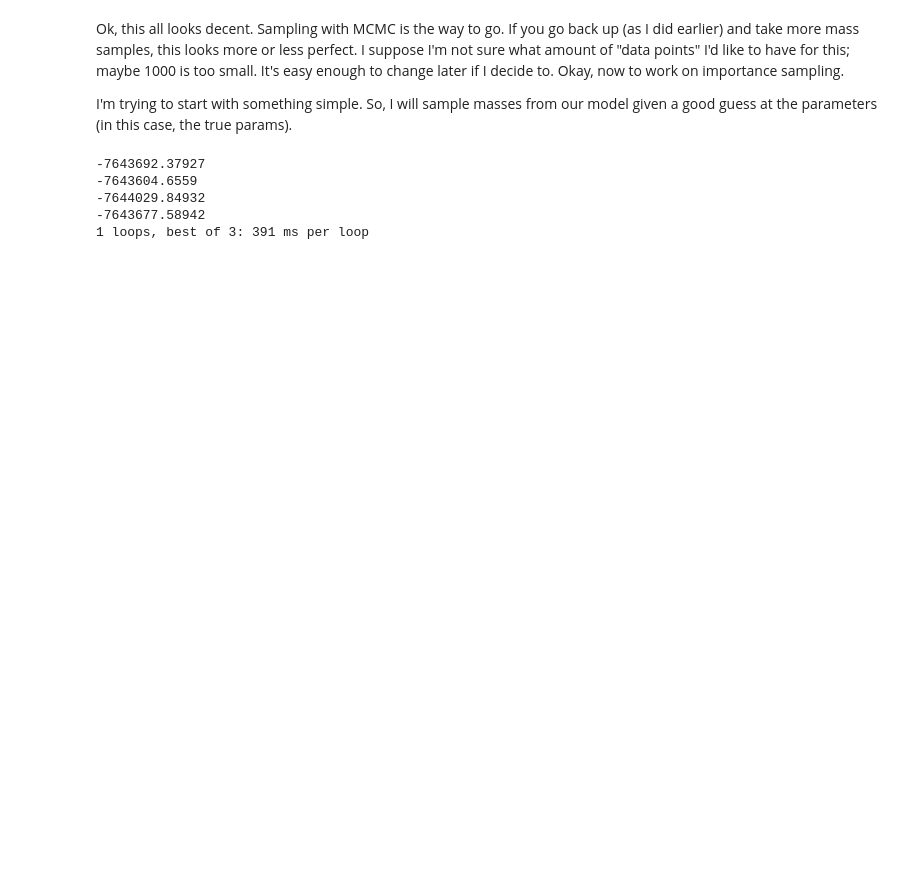
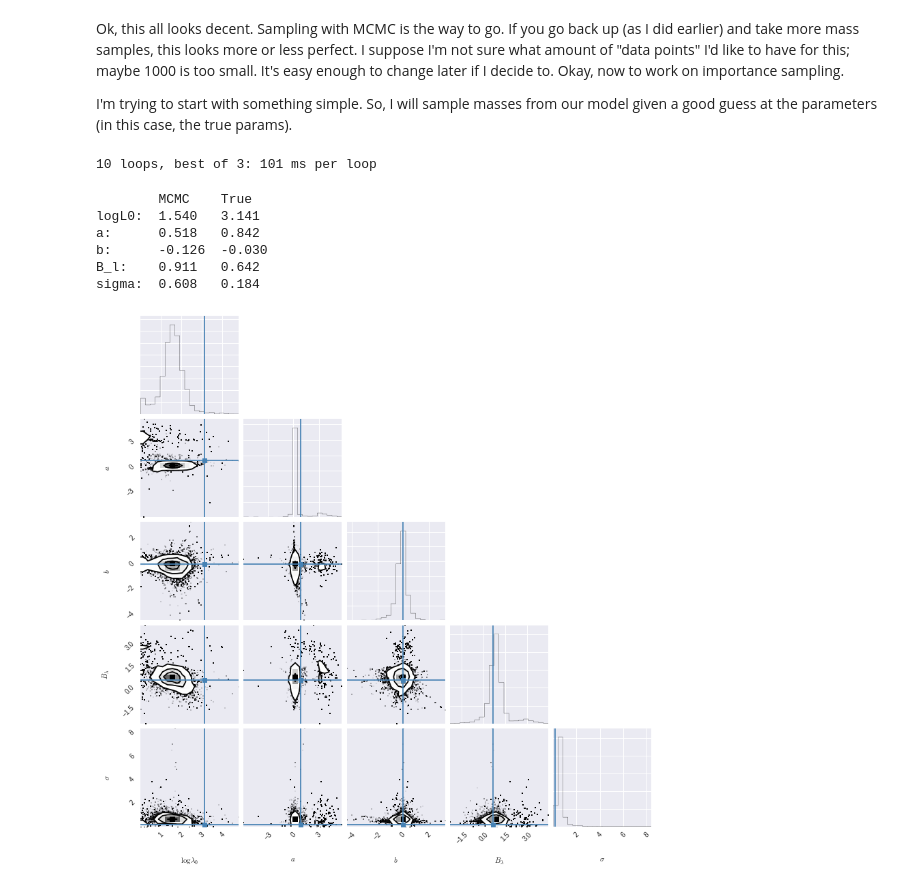
Before and after one commit to Ravirajadrangi/ClusterMassInference, a Jupyter notebook: Importance Sampling.ipynb, the cells around one changed output. Drawn from its saved outputs; the diff is of its cells as text; code cells hidden in the pictures; blank space fills up the shorter version.

```diff
--- a/Importance Sampling.ipynb
+++ b/Importance Sampling.ipynb
@@ -161,24 +160,16 @@ def log_liklihood(logL0, a,b, B_l, sigma, z, logRich):
 
     for lr in logRich:
         #use truths as really really good guess. Can relax later.
-        massSamples = invLogLamSample(logL0_true, a_true, b_true, B_l_true,sigma_mass, z, lr)
-
+        logMassSamples = invLogLamSample(logL0_true, a_true, b_true, B_l_true,sigma_mass, z, lr)
+        massSamples = np.exp(logMassSamples)
         logPRich = norm.logpdf(lr, loc =logLam(logL0, a, b, B_l, z, massSamples), scale = sigma)
         logPMass = log_n_approx(massSamples,z)
-        logPMass_sample = norm.logpdf(massSamples, loc = invLogLam(logL0_true, a_true, b_true, B_l_true, z, lr), scale = sigma_mass)
+        logPMass_sample = norm.logpdf(logMassSamples, loc = invLogLam(logL0_true, a_true, b_true, B_l_true, z, lr), scale = sigma_mass)
 
         logL+= logsumexp(logPRich+logPMass-logPMass_sample)
 
     return logL
 
-    '''
-    massSamples = invLogLamSample(logL0_true, a_true, b_true, B_l_true,sigma_mass, z, logRich)
-    print massSamples.shape
-    logPRich = logsumexp([norm.logpdf(logRich[i], loc =logLam(logL0, a, b, B_l, z, massSamples[i, :]), scale = sigma)\
-                         for i in xrange(logRich.shape[0])], axis = 1)
-    logPMass = np.sum(log_n_approx(massSamples,z), axis = 1)
-    logPMass_sample = norm.logpdf(massSamples, loc = invLogLam(logL0_true, a_true, b_true, B_l_true, z, logRich), scale = sigma_mass)
-    '''
 def log_posterior(theta,z, logRich):
     #print theta
     logL0,a,b, B_l, sigma = theta[:]
@@ -188,16 +179,12 @@ def log_posterior(theta,z, logRich):
     return p
 # %%
 %%timeit
-print log_posterior([logL0_true, a_true, b_true, B_l_true, sigma_l_true], redshift, logRichness)
+log_posterior([logL0_true, a_true, b_true, B_l_true, sigma_l_true], redshift, logRichness)
 # %% [output]
--7643692.37927
--7643604.6559
--7644029.84932
--7643677.58942
-1 loops, best of 3: 391 ms per loop
+10 loops, best of 3: 101 ms per loop
 # %%
 nCores = 4
-nWalkers = 500
+nWalkers = 1000
 nSteps = 100
 #set up sampler
 nDim = 5
@@ -222,18 +209,27 @@ sampler = mc.EnsembleSampler(nWalkers, nDim, log_posterior, args=[redshift, logR
 # %%
 sampler.run_mcmc(pos0, nSteps);
 # %%
-nBurn = 5
+nBurn = 30
 chain = sampler.chain[:,nBurn:, :].reshape((-1, nDim))
 sampler.pool.terminate()#there's a bug in emcee that creates daemon threads. This kills them.
 #del(sampler)
 
-MAP = chain[:, :5].mean(axis = 0)
+MAP = chain.mean(axis = 0)
 
 labels = ['logL0', 'a', 'b','B_l','sigma']
 print '\tMCMC\tTrue'
 for label, val, truth in zip(labels, MAP, [logL0_true, a_true, b_true, B_l_true, sigma_l_true]):
     print '%s:\t%.3f\t%.3f'%(label, val, truth)
+# %% [output]
+        MCMC    True
+logL0:  1.540   3.141
+a:      0.518   0.842
+b:      -0.126  -0.030
+B_l:    0.911   0.642
+sigma:  0.608   0.184
 # %%
 from corner import corner
 titles = ['$\log{\lambda_0}$', '$a$', '$b$', '$B_{\lambda}$', '$\sigma$']
-corner(chain[:, :5], labels = titles , truths = [logL0_true, a_true, b_true, B_l_true, sigma_l_true]);
+corner(chain, labels = titles , truths = [logL0_true, a_true, b_true, B_l_true, sigma_l_true]);
+# %% [output]
+[figure, added]
```
Also changed, not shown: parts of 6 cells of this notebook, 1 other file.
